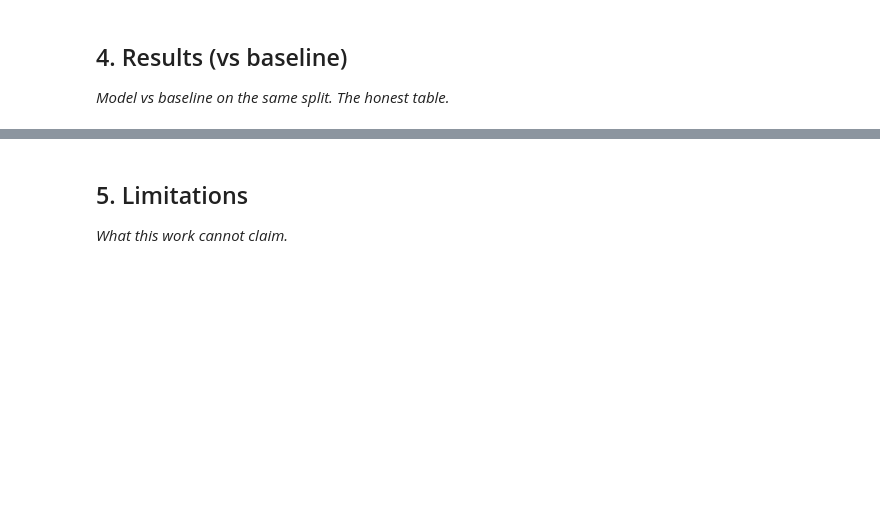
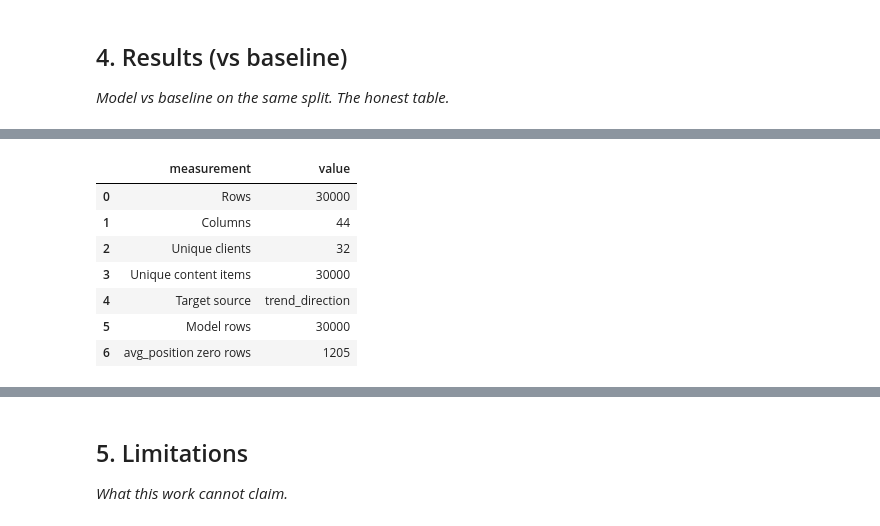
Before and after one commit to abdullahhashmi01/FlyRank-ML-Internship, a Jupyter notebook: work/notebooks/capstone.ipynb, the cells around one changed output, grey strips where cells are left out. Cells and saved outputs as stored; diff of their text form; code cells hidden in the pictures; blank space fills up the shorter version.

```diff
--- a/work/notebooks/capstone.ipynb
+++ b/work/notebooks/capstone.ipynb
@@ -24,0 +624,38 @@ This skeleton is yours to fill. Work the sections **in order** — each one has
+# %%
+data_summary_items = {
+    "Rows": len(df),
+    "Columns": len(df.columns),
+    "Unique clients": df["client_id"].nunique(),
+    "Unique content items": df["content_id"].nunique(),
+    "Target source": target_source,
+    "Model rows": len(X)
+}
+
+if "avg_position" in df.columns:
+
+    data_summary_items[
+        "avg_position zero rows"
+    ] = int(
+        (
+            pd.to_numeric(
+                df["avg_position"],
+                errors="coerce"
+            ) == 0
+        ).sum()
+    )
+
+data_summary = pd.DataFrame(
+    list(data_summary_items.items()),
+    columns=["measurement", "value"]
+)
+
+display(data_summary)
+# %% [output]
+|  | measurement | value |
+| 0 | Rows | 30000 |
+| 1 | Columns | 44 |
+| 2 | Unique clients | 32 |
+| 3 | Unique content items | 30000 |
+| 4 | Target source | trend_direction |
+| 5 | Model rows | 30000 |
+| 6 | avg_position zero rows | 1205 |
```
Also changed, not shown: parts of 15 cells of this notebook.
